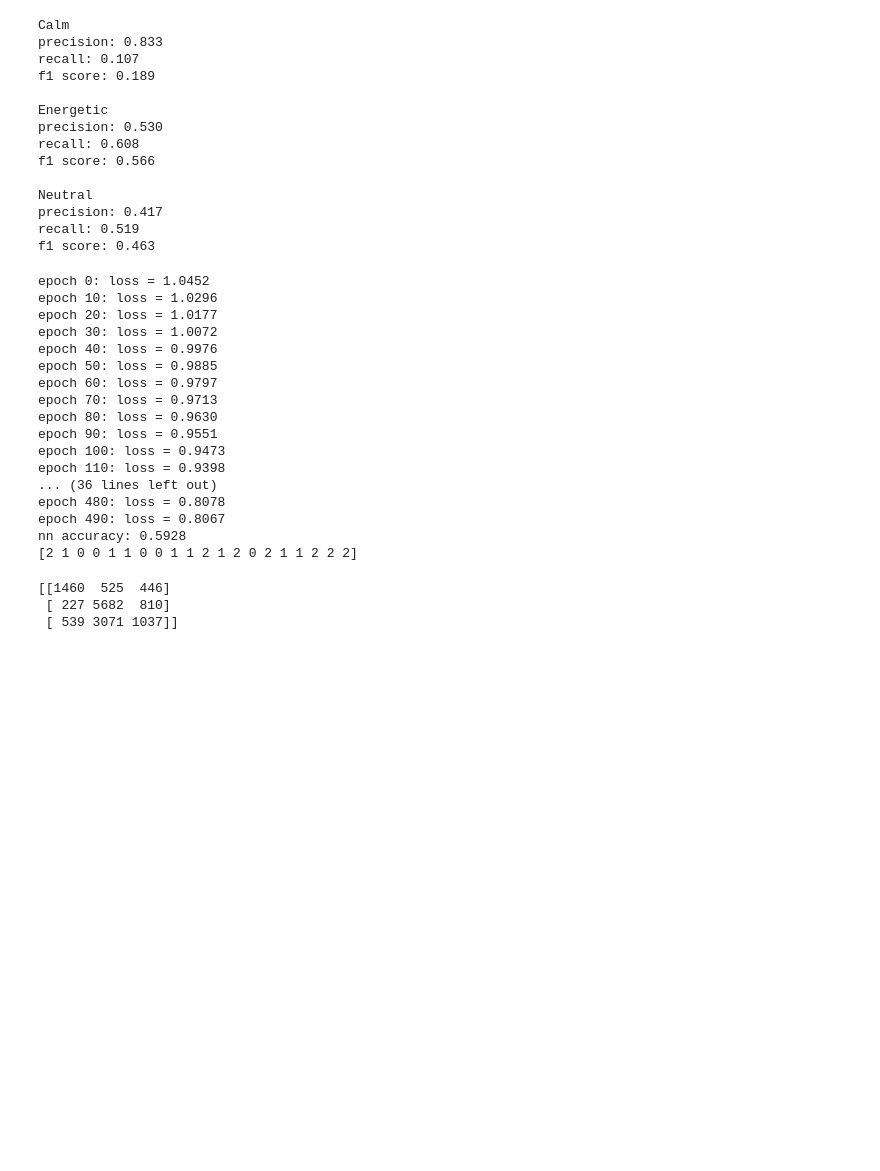
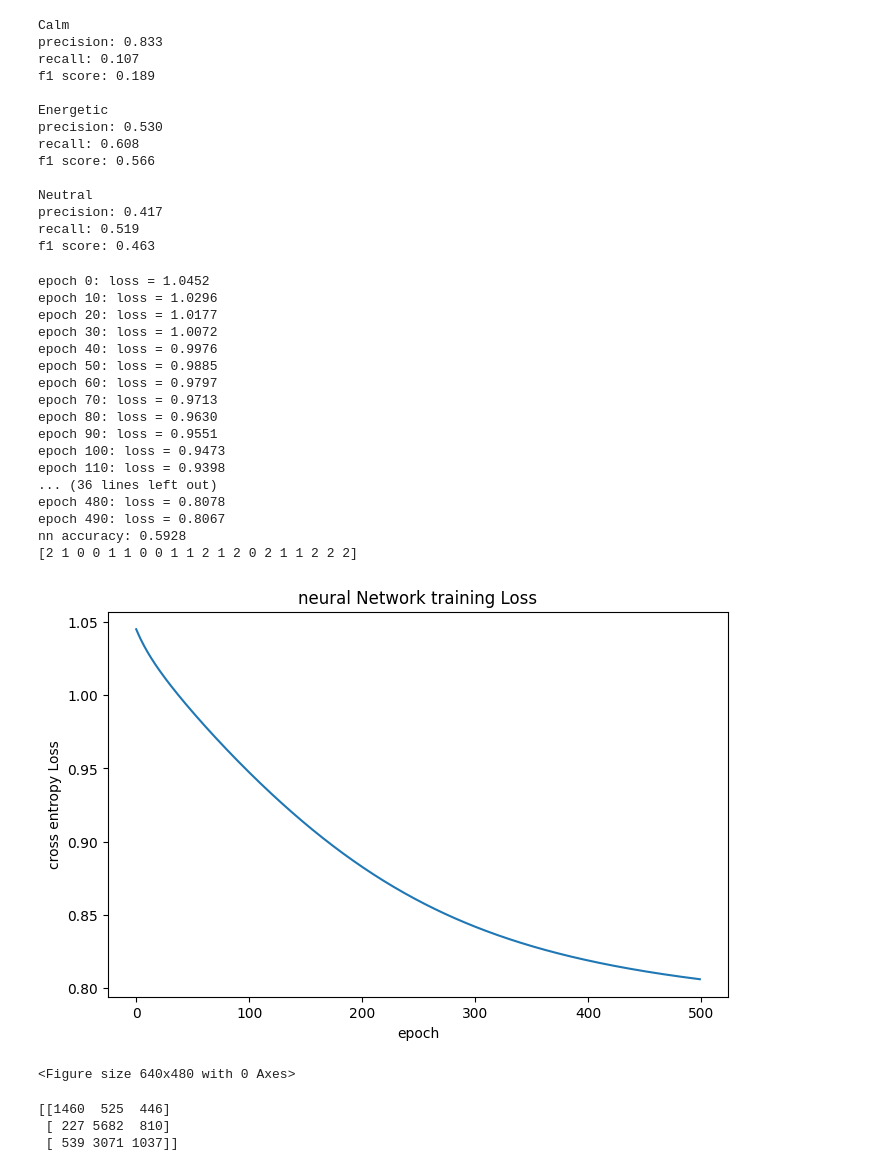
Before and after one commit to jess1507/ML_project, a Jupyter notebook: notebooks/project.ipynb, the cells around one changed output. Cells and saved outputs as stored; diff of their text form; code cells hidden in the pictures; blank space fills up the shorter version.

Commit message:
neural network try 12

```diff
--- a/notebooks/project.ipynb
+++ b/notebooks/project.ipynb
@@ -586,13 +586,14 @@ class NeuralNetwork:
         hidden_size,
         output_size,
         learning_rate=0.05,
-        epochs=500
+        epochs=500,
     ):
         self.input_size = input_size
         self.hidden_size = hidden_size
         self.output_size = output_size
         self.learning_rate = learning_rate
         self.epochs = epochs
+        self.loss_history = []
 
     def initialize_parameters(self):
         np.random.seed(42)
@@ -667,6 +668,7 @@ class NeuralNetwork:
         for epoch in range(self.epochs):
             predictions = self.forward(X)
             loss = self.compute_loss(y, predictions)
+            self.loss_history.append(loss)
             dW1, db1, dW2, db2 = self.backward(X, y)
             self.update_parameters(
                 dW1,
@@ -721,6 +723,18 @@ epoch 480: loss = 0.8078
 epoch 490: loss = 0.8067
 nn accuracy: 0.5928
 [2 1 0 0 1 1 0 0 1 1 2 1 2 0 2 1 1 2 2 2]
+# %%
+import matplotlib.pyplot as plt
+plt.figure(figsize=(8, 5))
+plt.plot(network.loss_history)
+plt.title("neural Network training Loss")
+plt.xlabel("epoch")
+plt.ylabel("cross entropy Loss")
+plt.show()
+plt.savefig("../results/nn_loss.png", dpi=300)
+# %% [output]
+[figure, added]
+<Figure size 640x480 with 0 Axes>
 # %%
 cm_nn=confusion_matrix(
     y_test,
```
Also changed, not shown: parts of 1 cell of this notebook, 1 other file.
